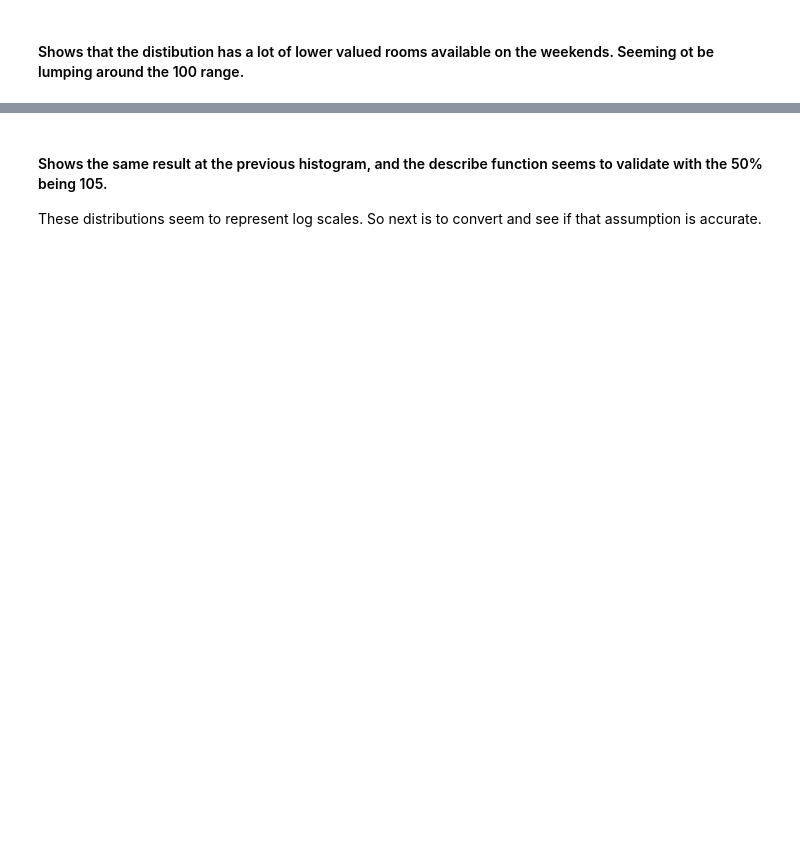
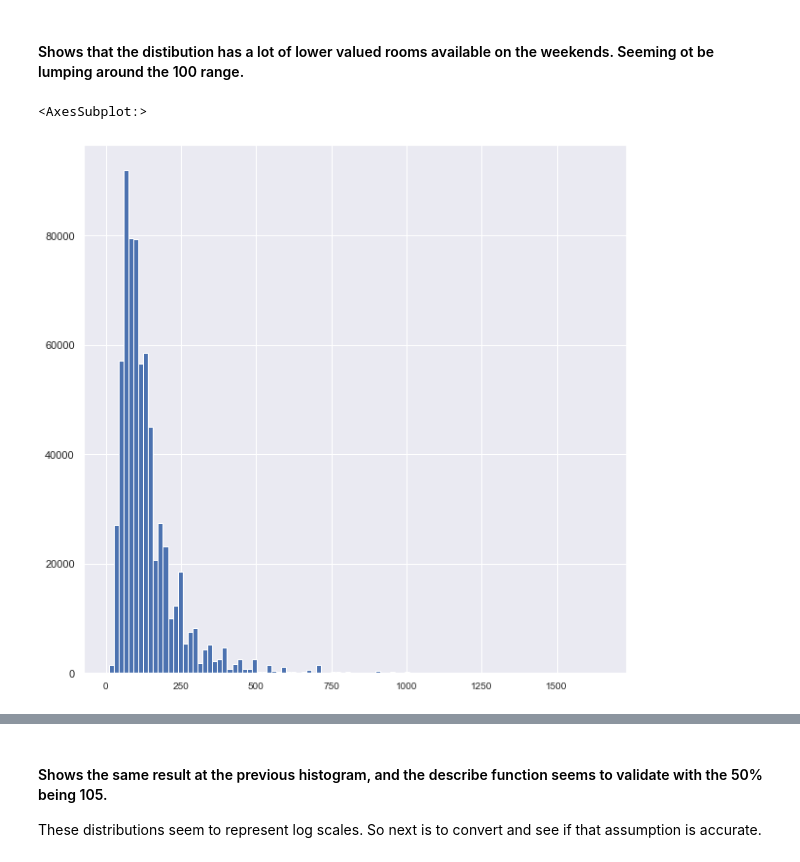
Before and after one commit to ebrunette/UdacityDataScienceNanoDegree, a Jupyter notebook: ProjectOne/AirB&BEDA.ipynb, the cells around one changed output, grey strips where cells are left out. Drawn from its saved outputs; the diff is of its cells as text; code cells hidden in the pictures; blank space fills up the shorter version.

```diff
--- a/ProjectOne/AirB&BEDA.ipynb
+++ b/ProjectOne/AirB&BEDA.ipynb
@@ -158,2 +304,0 @@ calendar.head(20)
-# %%
-date = datetime.strptime('2016-01-8', '%Y-%m-%d')
@@ -210,2 +405,6 @@ import matplotlib.pyplot as plt
 # %%
-available[available['weekend'] == False]['price'].hist(bins=100, xlabelsize=10)
+# Plotting a histogram of the weekdays
+available_weekdays['price'].hist(bins=100, xlabelsize=10)
+# %% [output]
+<AxesSubplot:>
+[figure, added]
```
Also changed, not shown: parts of 97 cells of this notebook.
